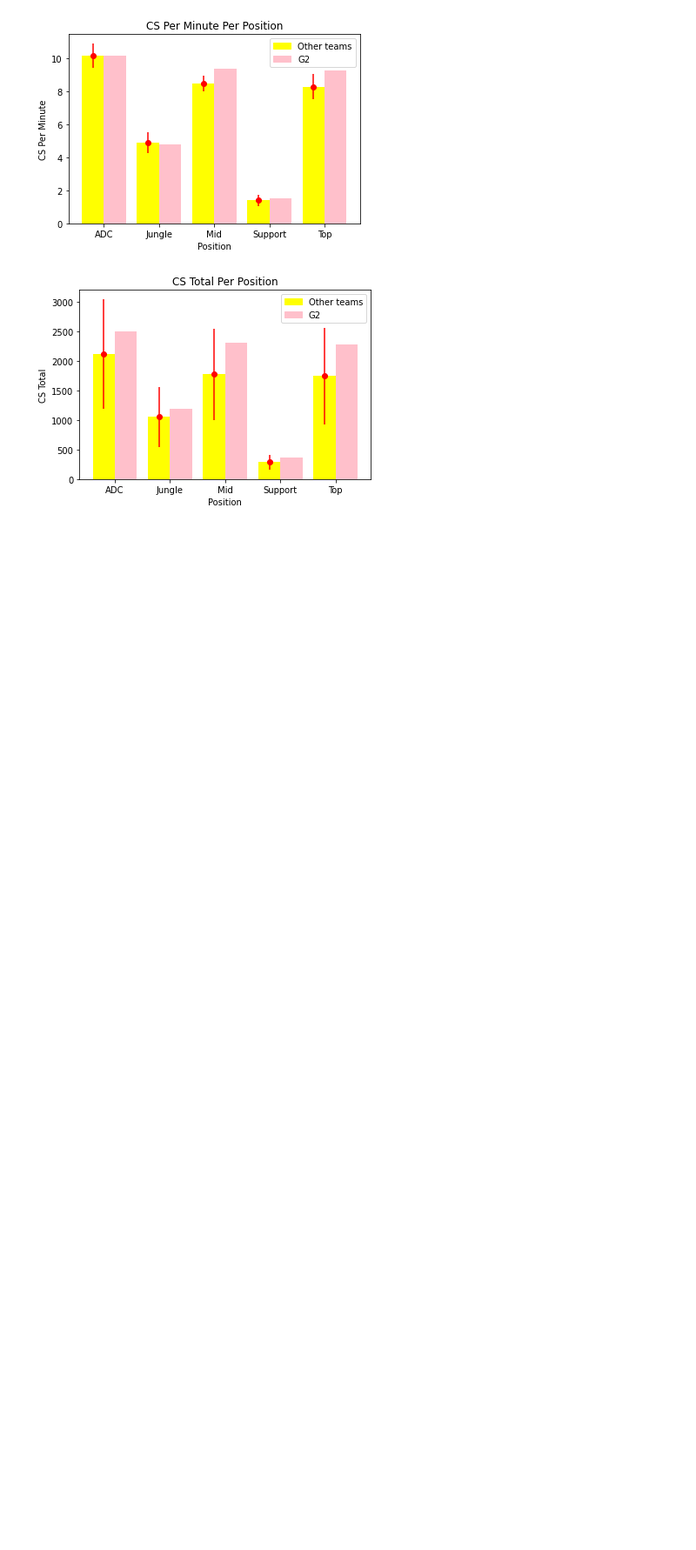
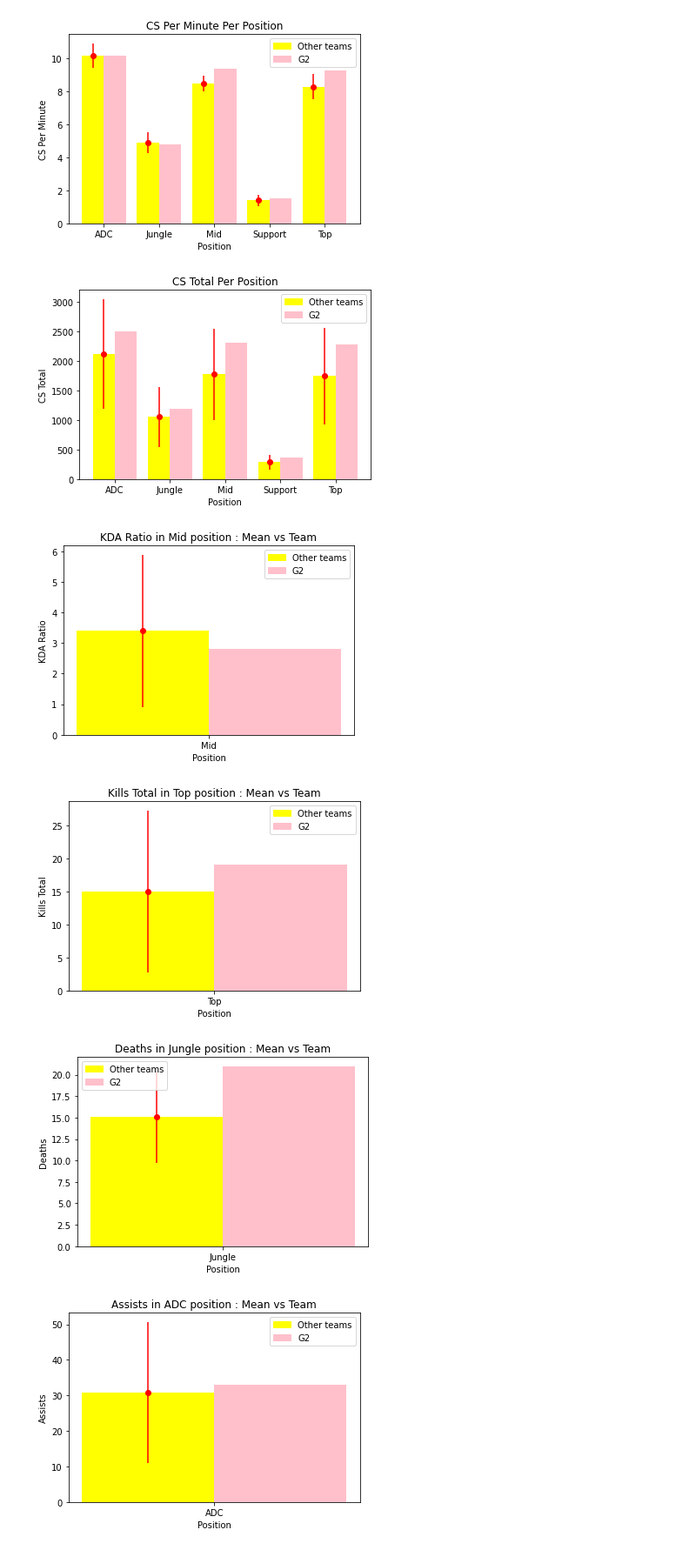
Before and after one commit to BawBaw31/python-lol-dashboard, a Jupyter notebook: knockout-dashboard-lol.ipynb, the cells around one changed output. Shown at 87% size. Saved outputs shown, nothing was run; the diff lists cells and outputs as text; code cells hidden in the pictures; blank space fills up the shorter version.

```diff
--- a/knockout-dashboard-lol.ipynb
+++ b/knockout-dashboard-lol.ipynb
@@ -4,9 +4,11 @@ import matplotlib.pyplot as plt
 # %%
 knockout_stage_dataset = pd.read_csv("/home/bawbaw31/Documents/datasets/LOL Worlds 2018 Knockout stage - Player Ratings.csv")
 # %%
-knockout_stage_dataset = knockout_stage_dataset.rename(columns={"Kills(Total)": "Kills Total",
+knockout_stage_dataset = knockout_stage_dataset.rename(columns={"Name ": "Name", "Kills(Total)": "Kills Total",
 "Assists(Total)": "Assists", "CS(Per Minute)": "CS Per Minute",
 "CS(Total)": "CS Total", "Deaths(Total)": "Deaths",})
+
+knockout_stage_dataset.to_csv("./datasets/knockout_stage.csv", index=False)
 # %%
 # My team stats
 team_stats = knockout_stage_dataset[(knockout_stage_dataset["Team"] == "G2")].reset_index().sort_values(by=['Position'])
@@ -98,3 +100,46 @@ barGraphByStat('CS Total')
 [figure]
 [figure]
 [figure]
+# %%
+def barGraphByStatByPosition(position, stat):
+    barWidth = 0.4
+    y1 = mean_stats_by_position[(mean_stats_by_position['Position'] == position)][stat]
+    y2 = team_stats[(team_stats['Position'] == position)][stat]
+    r1 = range(len(y1))
+    r2 = [x + barWidth for x in r1]
+
+    # Bar Graph
+    plt.bar(r1, y1, width = barWidth, color = ['yellow' for i in y1], linewidth = 2)
+    plt.bar(r2, y2, width = barWidth, color = ['pink' for i in y1], linewidth = 4)
+    plt.xticks([r + barWidth / 2 for r in r1], [position])
+
+    # Error Bar
+    error = []
+    stats_by_position = getStatByTeamByPosition(position, stat)
+    error.append(stats_by_position.std())
+    plt.errorbar([position], y1, yerr=error, fmt="o", color="r")
+
+    # Title & Labels
+    plt.title(stat + ' in ' + position + ' position : Mean vs Team')
+    plt.xlabel('Position')
+    plt.ylabel(stat)
+
+    # Legend
+    colors = {'Other teams':'yellow', 'G2':'pink'}
+    labels = list(colors.keys())
+    handles = [plt.Rectangle((0,0),1,1, color=colors[label]) for label in labels]
+    plt.legend(handles, labels)
+
+    # plt.savefig('graph_' + stat + '_' + position + '.png')
+    plt.show()
+# %%
+barGraphByStatByPosition('Mid', 'KDA Ratio')
+barGraphByStatByPosition('Top', 'Kills Total')
+barGraphByStatByPosition('Jungle', 'Deaths')
+barGraphByStatByPosition('ADC', 'Assists')
+barGraphByStatByPosition('Support', 'Kill Participation')
+# %% [output]
+[figure, added]
+[figure, added]
+[figure, added]
+[figure, added]
```
Also changed, not shown: parts of 2 cells of this notebook, 5 other files.
